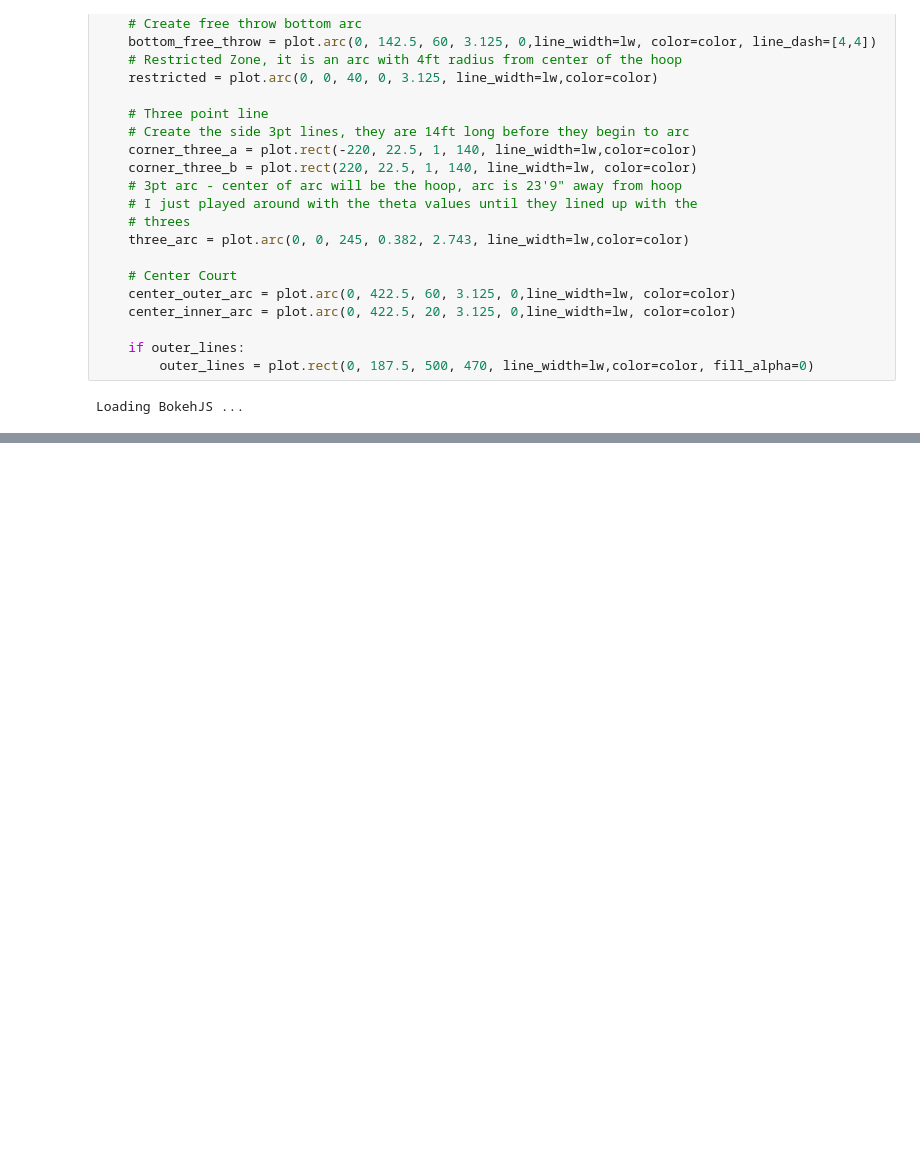
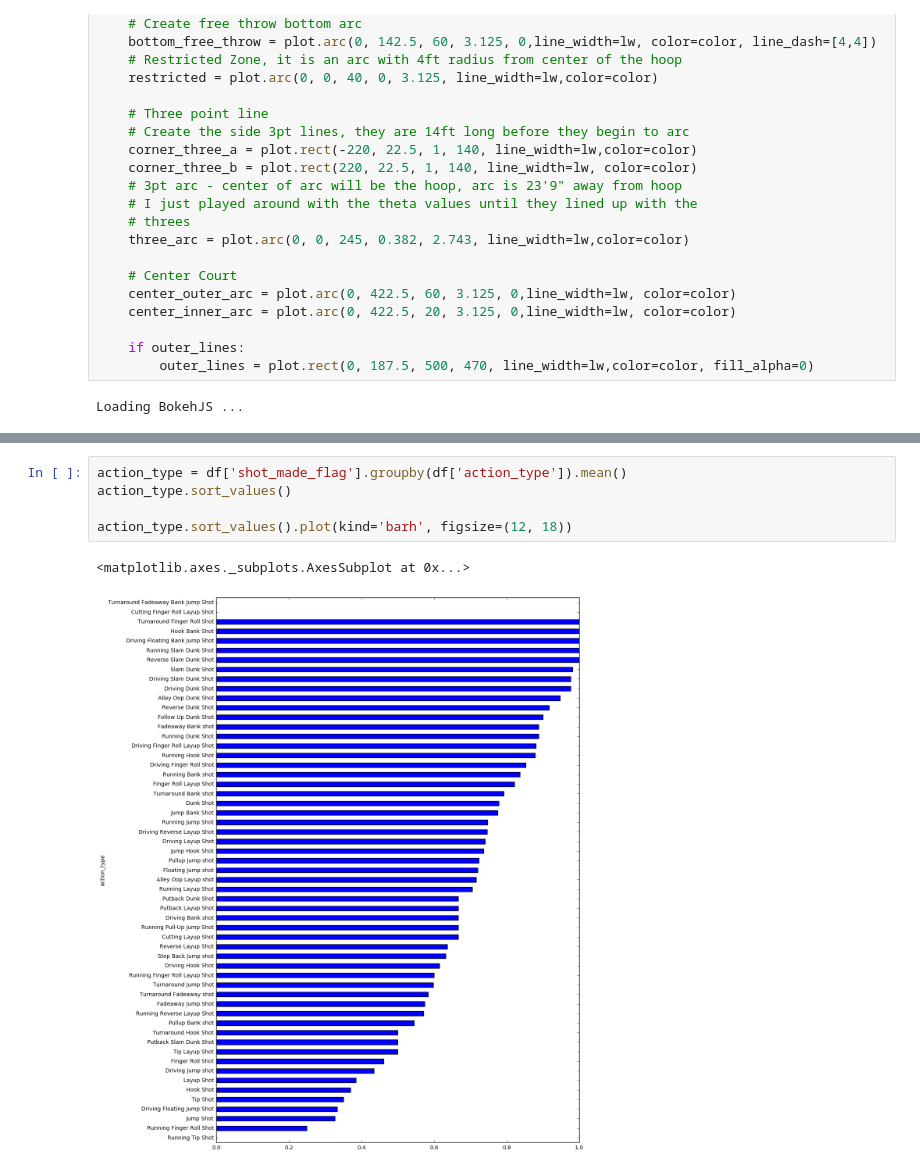
Before and after one commit to allenwang28/EE361M_Project, a Jupyter notebook: visual/Data Exploration.ipynb, the cells around one changed output, grey strips where cells are left out. Drawn from its saved outputs; the diff is of its cells as text; blank space fills up the shorter version.

Commit message:
Added shot vs. time and accuracy plots and created aditional charts

```diff
--- a/visual/Data Exploration.ipynb
+++ b/visual/Data Exploration.ipynb
@@ -267,0 +277,8 @@ plt.xlabel('time [seconds from start of game]')
+# %%
+action_type = df['shot_made_flag'].groupby(df['action_type']).mean()
+action_type.sort_values()
+
+action_type.sort_values().plot(kind='barh', figsize=(12, 18))
+# %% [output]
+<matplotlib.axes._subplots.AxesSubplot at 0x...>
+[figure, added]
```
Also changed, not shown: parts of 8 cells of this notebook.
